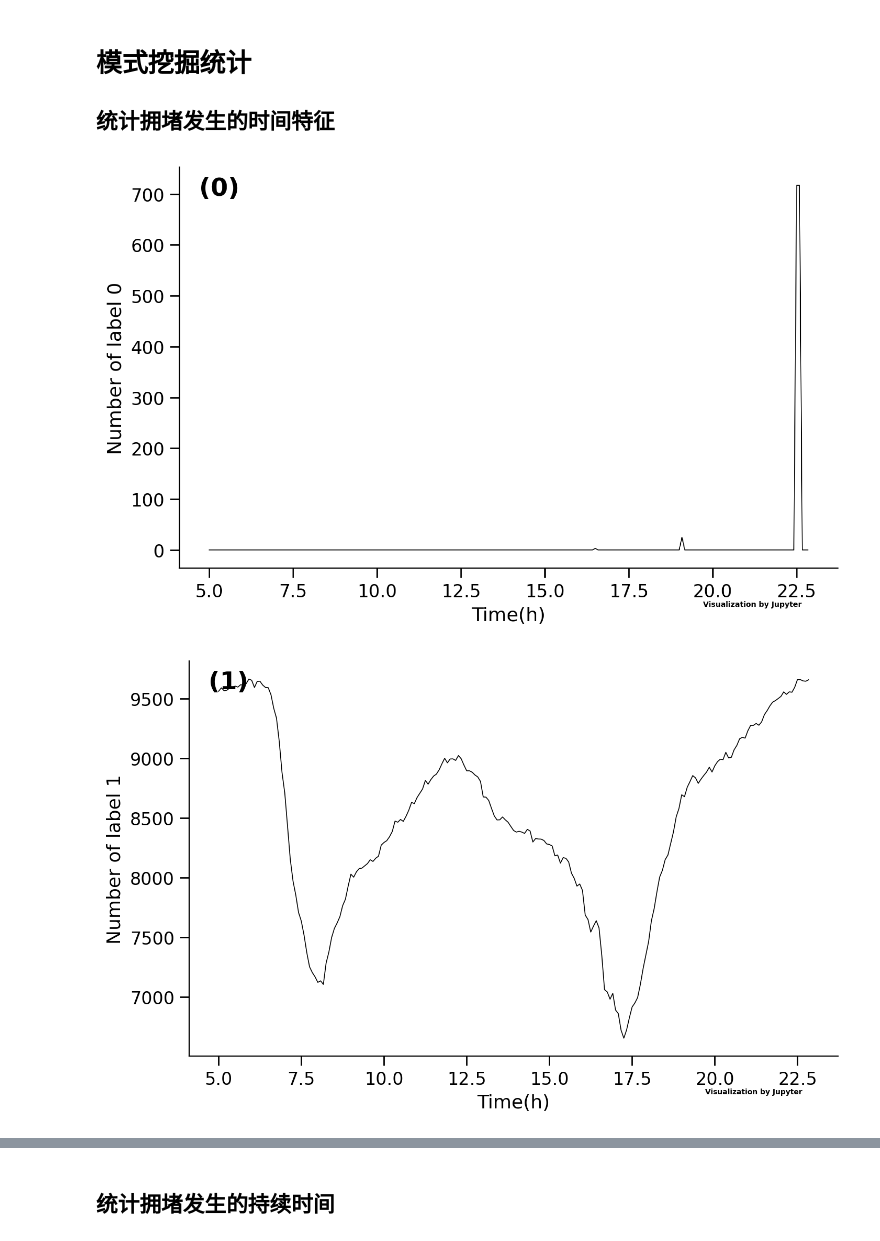
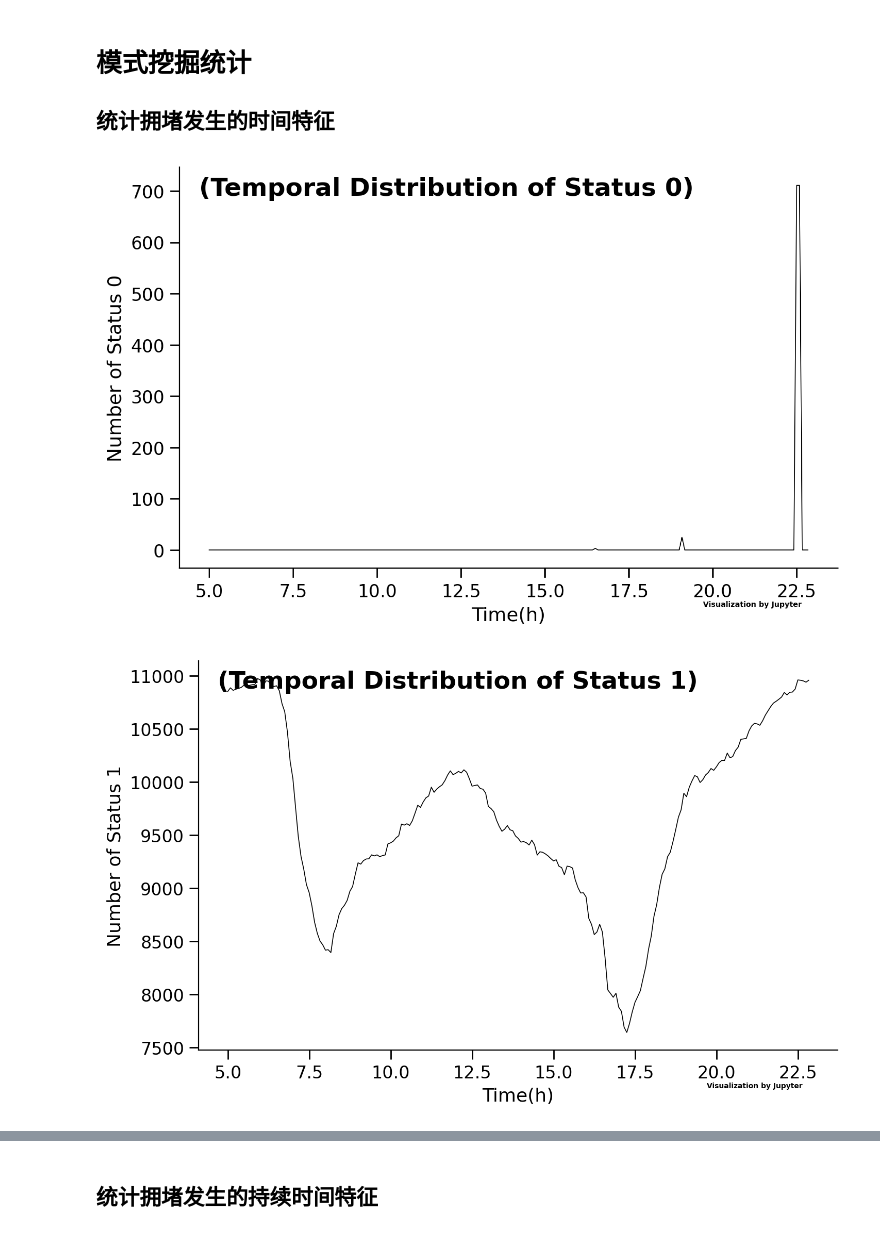
Before and after one commit to lingbai-kong/traffic_data_mining_sh, a Jupyter notebook: main.ipynb, the cells around one changed output, grey strips where cells are left out. Saved outputs shown, nothing was run; the diff lists cells and outputs as text; code cells hidden in the pictures.

```diff
--- a/main.ipynb
+++ b/main.ipynb
@@ -64,3 +79,25 @@ for date,times in date_time.items():
+# %%
+import requests
+from fake_useragent import UserAgent
+import json
+
+for road in road_dist:
+    server_host='https://restapi.amap.com/v3/geocode/geo'
+    parameters={
+        'key':'111d1e3797ffa20c7d44a42ab0bed3fd',
+        'city':'上海',
+        'address':road
+    }
+    response=requests.get(url=server_host,
+                         headers={'User-Agent':UserAgent(path='fakeuseragent.json').random},
+                         params=parameters)
+    response.encoding=response.apparent_encoding
+    res=json.loads(response.text)
+    if len(res['geocodes'])>0:
+        location=res['geocodes'][0]['location'].split(',')
+        road_dist[road]['location']=(float(location[0]),float(location[1]))
+    else:
+        road_dist[road]['location']=(0.0,0.0)
 # %% [markdown]
 # 数据清洗
 二次处理读到的csv数据，使其转化为光栅(Raster)数据
@@ -86,7 +123,7 @@ dataset=[]
 raster=[[] for i in range(len(road_dist))]
 for index,item in enumerate(data):
     for road in road_dist:
-        road_id=road_dist[(road)]
+        road_id=road_dist[(road)]['id']
         if road_id<len(item['data']):
             raster[road_id].append(item['data'][road_id])
         else:
@@ -122,7 +159,7 @@ delete_roads=[]
 for road,data in road_zip.items():
     null_cnt=0
     zero_cnt=Counter(data[:,0])[0]
-    if zero_cnt>len(data)*0.05:
+    if zero_cnt>len(data)*0.05 or road_dist[road]['location']==(0.0,0.0):
         delete_roads.append(road)
 for road in delete_roads:
     road_zip.pop(road)
@@ -145,31 +182,31 @@ True
 # %%
 import matplotlib.pyplot as plt
 data=np.array(list(road_zip.values()))[:,:,0]
 data=data.reshape(-1,min_time_num)
 data=data.T
 result={0:[],1:[],2:[],3:[]}
 for index,time_data in enumerate(data):
     cnt=Counter(time_data)
     for i in result:
         if i in cnt:
             result[i].append(cnt[i])
         else:
             result[i].append(0)
 #把缺失值算作1（畅通）
 result[1]=list(np.array(result[0])+np.array(result[1]))
 label = [(i*5)/60+5 for i in range(len(result[0]))]
 for index,value in result.items():
     fig,ax = plt.subplots(figsize=(8,5),dpi=200)
     ax.plot(label, value, color='black', linewidth=.6)
     ax.tick_params(direction='out',labelsize=12,length=6.5,width=1,top=False,right=False)
     ax.spines['right'].set_visible(False)
     ax.spines['top'].set_visible(False)
-    ax.set_ylabel(f'Number of label {index}',fontsize=13)
+    ax.set_ylabel(f'Number of Status {index}',fontsize=13)
     ax.set_xlabel('Time(h)',fontsize=13)
     text_font = {'size':'17','weight':'bold','color':'black'}
-    ax.text(.03,.93,f'({index})',transform = ax.transAxes,fontdict=text_font,zorder=4)
+    ax.text(.03,.93,f'(Temporal Distribution of Status {index})',transform = ax.transAxes,fontdict=text_font,zorder=4)
     ax.text(.87,-.08,'\nVisualization by Jupyter',transform = ax.transAxes, ha='center', va='center',fontsize = 5,color='black',fontweight='bold')
     fig.show()
 # %% [output]
-[figure, old version]
+[figure, new version]
-[figure, old version]
+[figure, new version]
@@ -178,5 +215,5 @@ for index,value in result.items():
 # %% [markdown]
-## 统计拥堵发生的持续时间
+## 统计拥堵发生的持续时间特征
 # %%
 import matplotlib.pyplot as plt
 data=np.array(list(road_zip.values()))[:,:,0]
```
Also changed, not shown: parts of 11 cells of this notebook, 1 other file.
